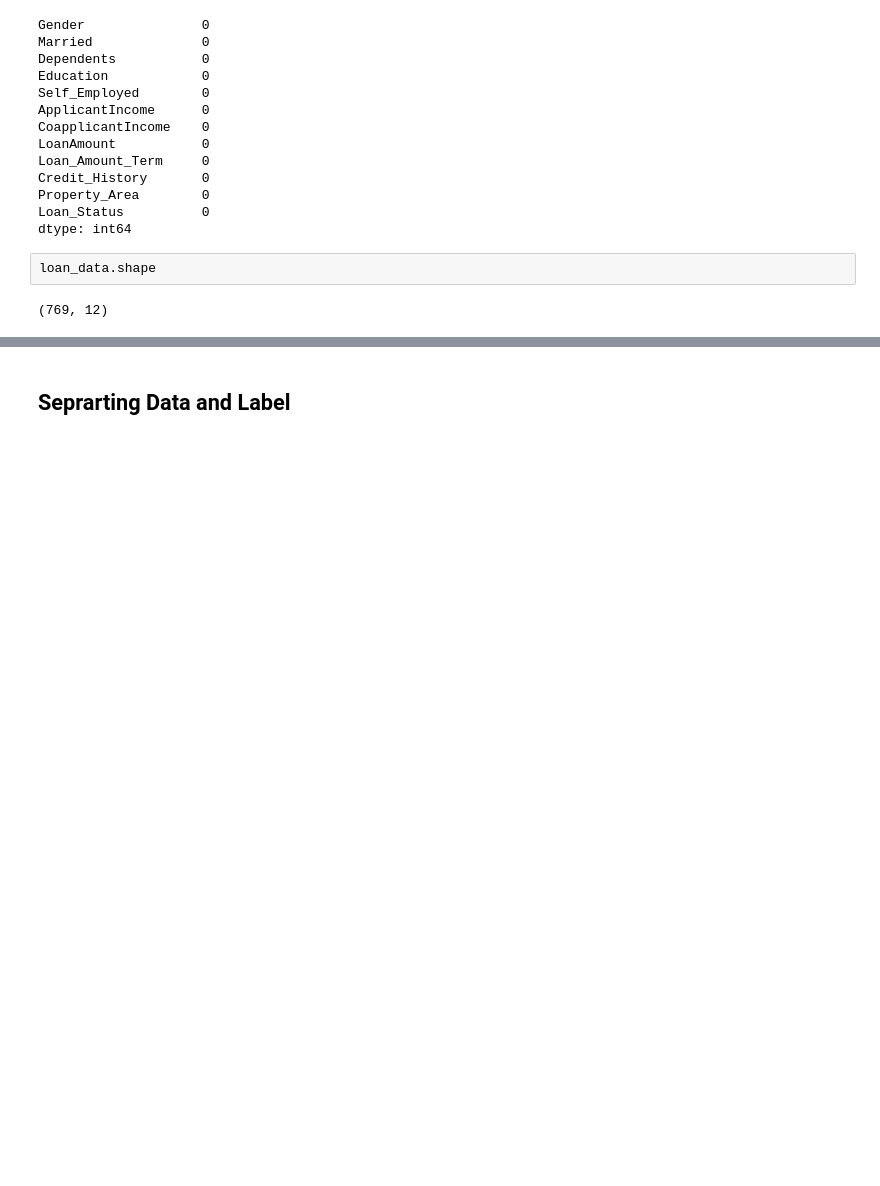
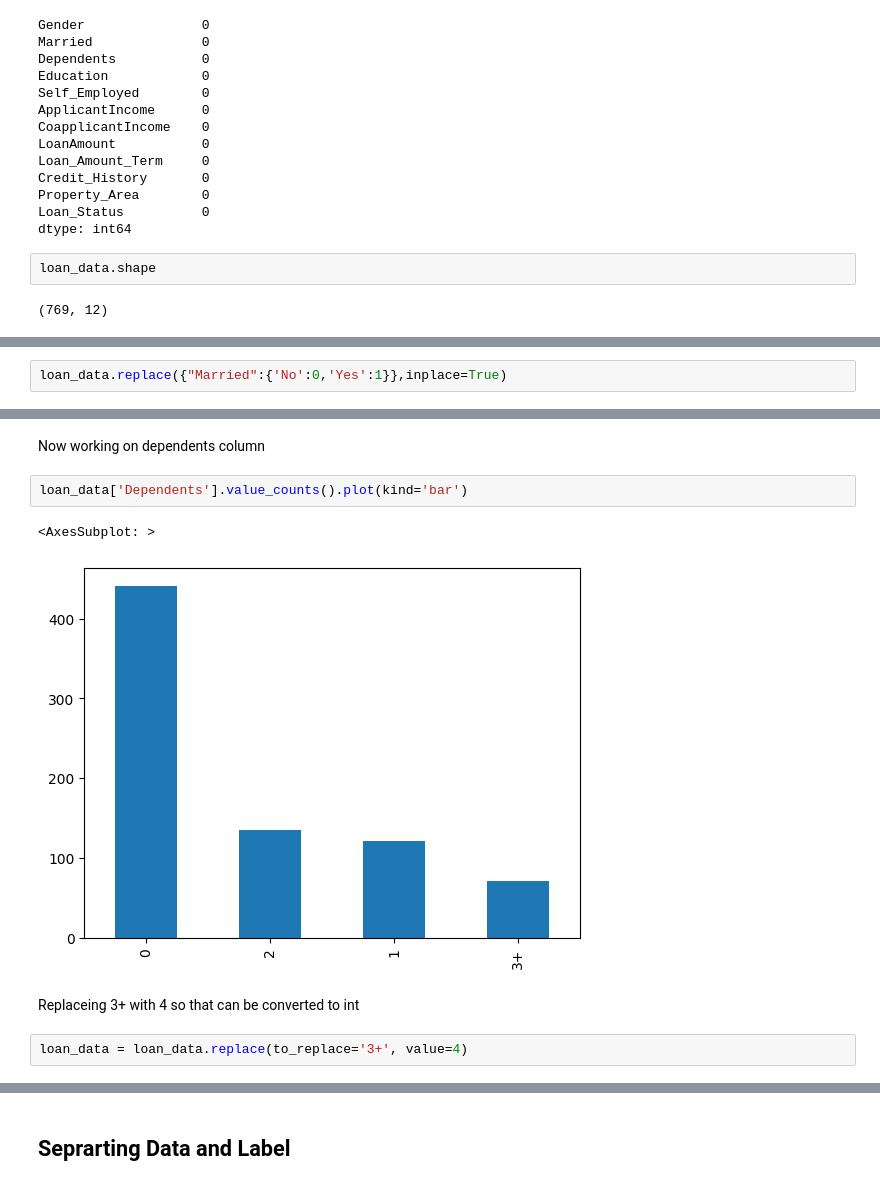
Before and after one commit to AnkitGaur2811/The-pred-center, a Jupyter notebook: MachineModels/Loan Status Prediction/Loan_status_prediction.ipynb, the cells around one changed output, grey strips where cells are left out. Cells and saved outputs as stored; diff of their text form; blank space fills up the shorter version.

```diff
--- a/MachineModels/Loan Status Prediction/Loan_status_prediction.ipynb
+++ b/MachineModels/Loan Status Prediction/Loan_status_prediction.ipynb
@@ -179,0 +225,2 @@ loan_data.shape
+# %%
+loan_data.replace({"Married":{'No':0,'Yes':1}},inplace=True)
@@ -179,0 +236,11 @@ loan_data.shape
+# %% [markdown]
+Now working on dependents column
+# %%
+loan_data['Dependents'].value_counts().plot(kind='bar')
+# %% [output]
+<AxesSubplot: >
+[figure, added]
+# %% [markdown]
+Replaceing 3+ with 4 so that can be converted to int
+# %%
+loan_data = loan_data.replace(to_replace='3+', value=4)
```
Also changed, not shown: parts of 48 cells of this notebook.
